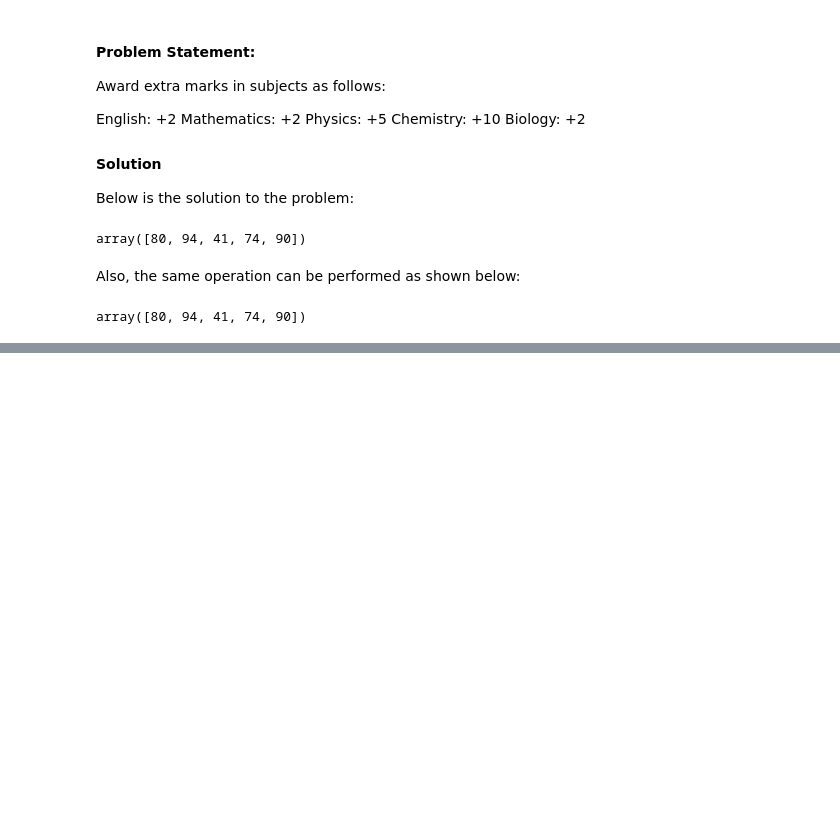
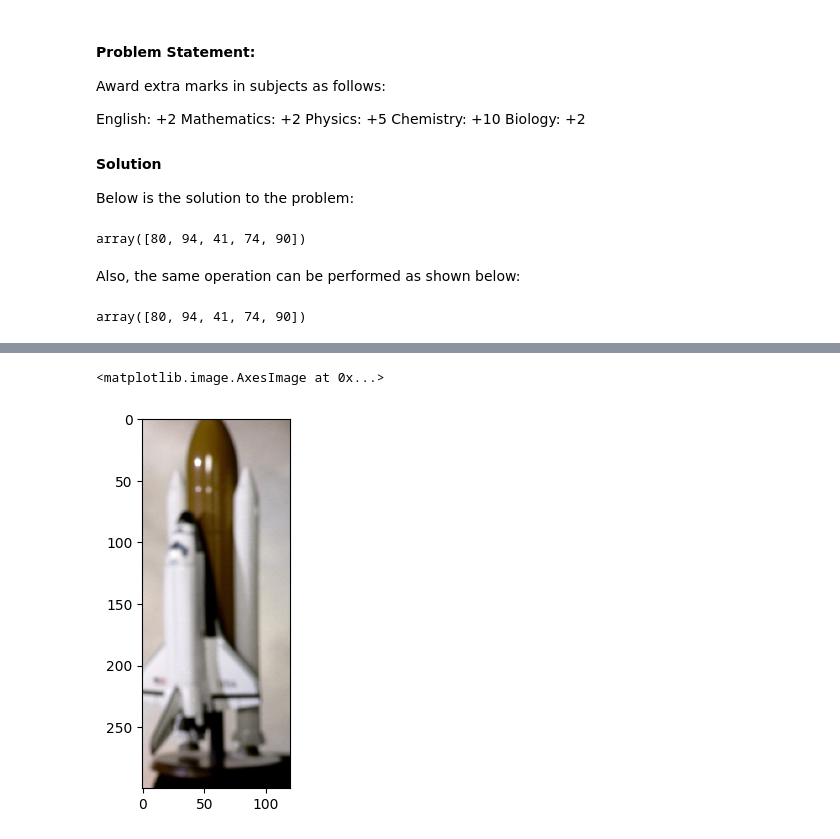
Before and after one commit to SHIVAM-MARS/Python, a Jupyter notebook: 3. Python Numpy/Infosys.ipynb, the cells around one changed output, grey strips where cells are left out. Cells and saved outputs as stored; diff of their text form; code cells hidden in the pictures; blank space fills up the shorter version.

```diff
--- a/3. Python Numpy/Infosys.ipynb
+++ b/3. Python Numpy/Infosys.ipynb
@@ -619,0 +782,15 @@ In addition to arithmetic operations, several other mathemetical operations like
+# %%
+#Importing path and skimage i/o library
+import os.path
+from skimage.io import imread
+from skimage import data_dir
+#reading the astronaut image
+img = imread(os.path.join(data_dir, 'astronaut.png'))
+#Slicing out the rocket
+img_slice = img.copy()
+img_slice = img_slice[0:300,360:480]
+plt.figure()
+plt.imshow(img_slice)
+# %% [output]
+<matplotlib.image.AxesImage at 0x...>
+[figure, added]
```
Also changed, not shown: parts of 57 cells of this notebook, 2 other files.
